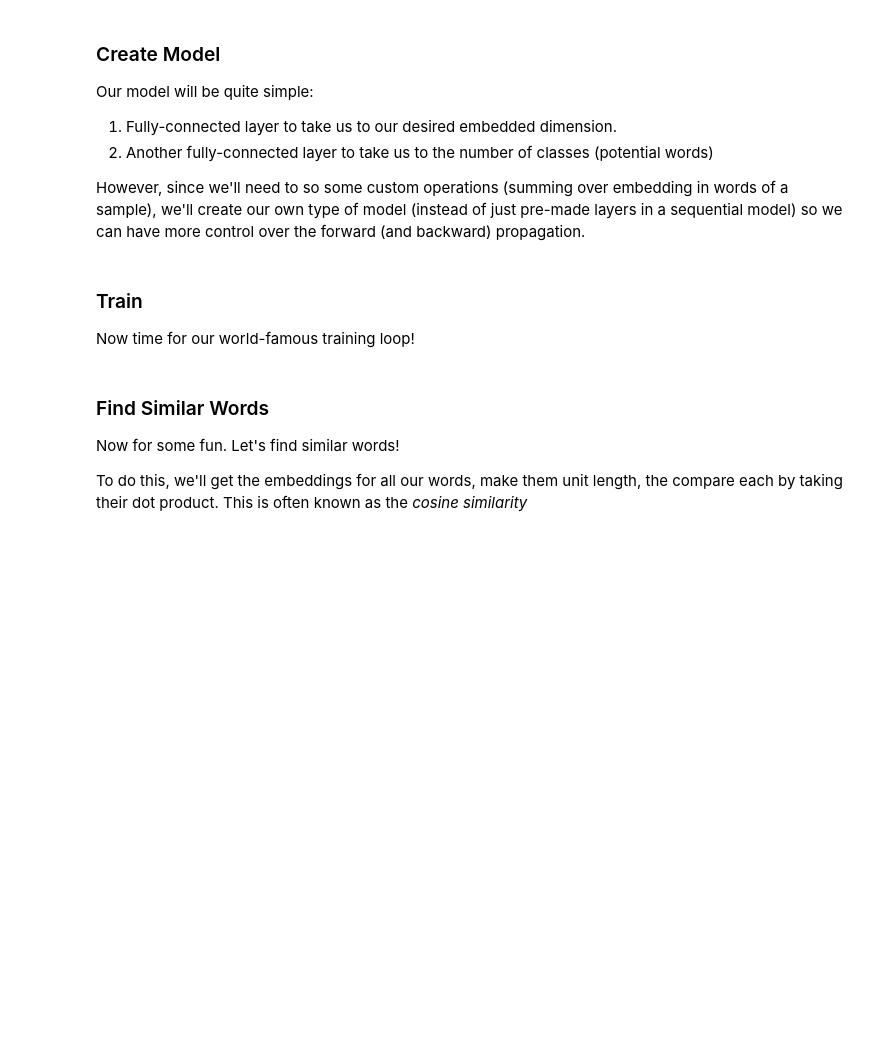
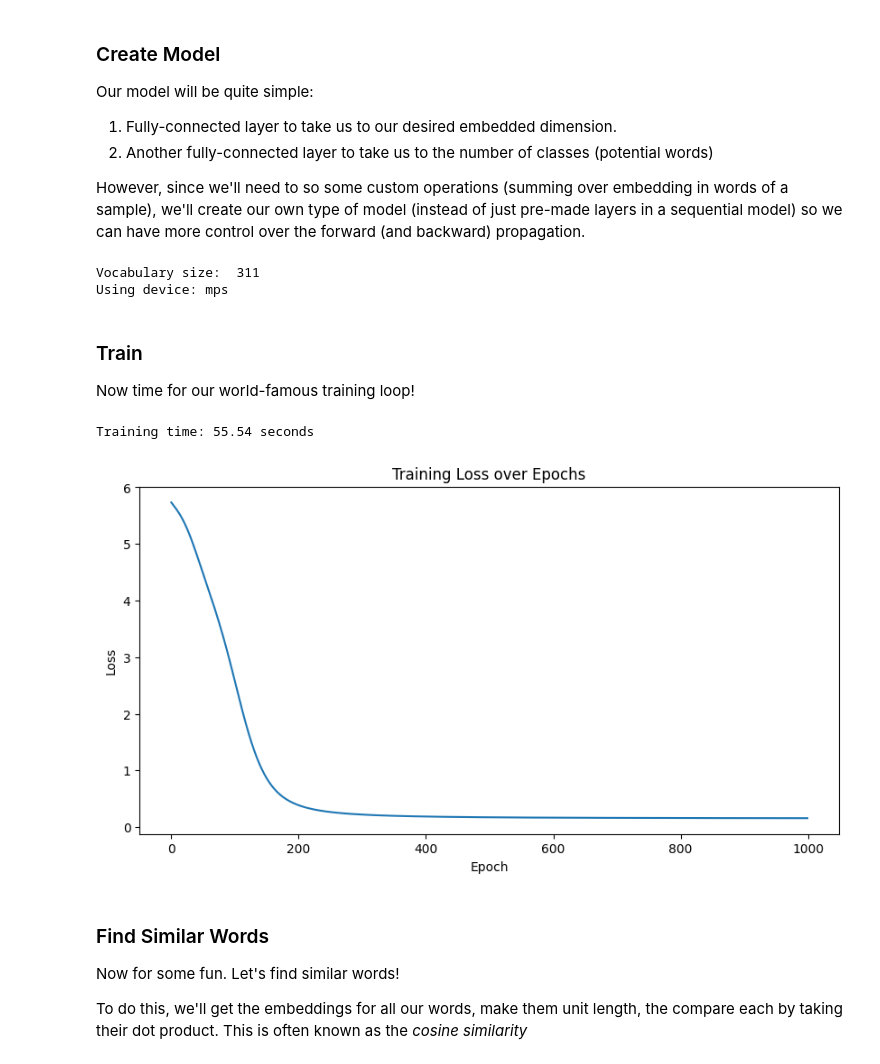
Before and after one commit to sudhamanc/Word2Vec-Training, a Jupyter notebook: HW5.ipynb, the cells around one changed output. Saved outputs shown, nothing was run; the diff lists cells and outputs as text; code cells hidden in the pictures; blank space fills up the shorter version.

```diff
--- a/HW5.ipynb
+++ b/HW5.ipynb
@@ -46,7 +291,7 @@ To create our dataset we will loop through each sentence and:
 3. All other words in the window are our context, and will be $x$
 # %%
 import torch
-WINDOW_SIZE = 5  #TODO:  Play with this
+WINDOW_SIZE = 3 #TODO:  Play with this
 half = WINDOW_SIZE//2
 Xtrain = []
 Ytrain = []
@@ -72,7 +320,12 @@ However, since we'll need to so some custom operations (summing over embedding i
 # %%
 from torch import nn
 VOCAB_SIZE = len(data['counts'])
+print("Vocabulary size: ", VOCAB_SIZE)
 EMBED_DIMENSION = 300  #TODO:  Play with this
+
+# Use Mac GPU if available
+device = torch.device("mps" if torch.backends.mps.is_available() else "cpu")
+print(f"Using device: {device}")
 
 class CBOW_Model(nn.Module):
     def __init__(self, vocab_size, embed_dims):
@@ -86,7 +339,7 @@ class CBOW_Model(nn.Module):
         )
 
     def forward(self, inputs_):
-        x = torch.zeros(inputs_.shape[0],inputs_.shape[1],self.embedded_dim)  #shape of output.  (samples x items in sample x embedded dims)
+        x = torch.zeros(inputs_.shape[0],inputs_.shape[1],self.embedded_dim, device=inputs_.device)  #shape of output.  (samples x items in sample x embedded dims)
 
         for i in range(inputs_.shape[0]):  #for each training sample
             x[i] = self.embeddings(inputs_[i])  #get its embeddings for the words in the sample
@@ -95,38 +348,54 @@ class CBOW_Model(nn.Module):
         x = self.linear(x)   #predict
         return x
 
-model = CBOW_Model(VOCAB_SIZE, EMBED_DIMENSION)
+model = CBOW_Model(VOCAB_SIZE, EMBED_DIMENSION).to(device)
+# %% [output]
+Vocabulary size:  311
+Using device: mps
 # %% [markdown]
 ### Train
 Now time for our world-famous training loop!
 # %%
-MAX_EPOCHS = 1000 #TODO:  Play with this
+import time
+MAX_EPOCHS = 1000  # TODO: Play with this
 
-#Choose your loss function and optimizer
-
-loss_fn =
-optimizer =
+# Choose your loss function and optimizer
+loss_fn = torch.nn.CrossEntropyLoss()
+optimizer = torch.optim.Adam(model.parameters(), lr=0.001)
 
 model.train()
 running_loss = []
 
-XOneHot = torch.nn.functional.one_hot(Xtrain).to(torch.float)
-print(Xtrain)
-print(XOneHot)
+XOneHot = torch.nn.functional.one_hot(Xtrain, num_classes=VOCAB_SIZE).to(torch.float).to(device)
+YtrainGPU = Ytrain.squeeze().to(device)
+
+start_time = time.time()  # Start timing
 
 for epoch in range(MAX_EPOCHS):
-
     optimizer.zero_grad()
     outputs = model(XOneHot)
 
-    loss = loss_fn(outputs, Ytrain.squeeze())
+    loss = loss_fn(outputs, YtrainGPU)
     loss.backward()
     optimizer.step()
 
     running_loss.append(loss.item())
 
-    break
-#TODO:  Visualize the training process
+end_time = time.time()  # End timing
+print(f"Training time: {end_time - start_time:.2f} seconds")
+
+# Visualize the training process
+import matplotlib.pyplot as plt
+
+plt.figure(figsize=(10, 5))
+plt.plot(running_loss)
+plt.xlabel("Epoch")
+plt.ylabel("Loss")
+plt.title("Training Loss over Epochs")
+plt.show()
+# %% [output]
+Training time: 55.54 seconds
+[figure, added]
 # %% [markdown]
 ### Find Similar Words
 Now for some fun.  Let's find similar words!
```
Also changed, not shown: parts of 5 cells of this notebook.
